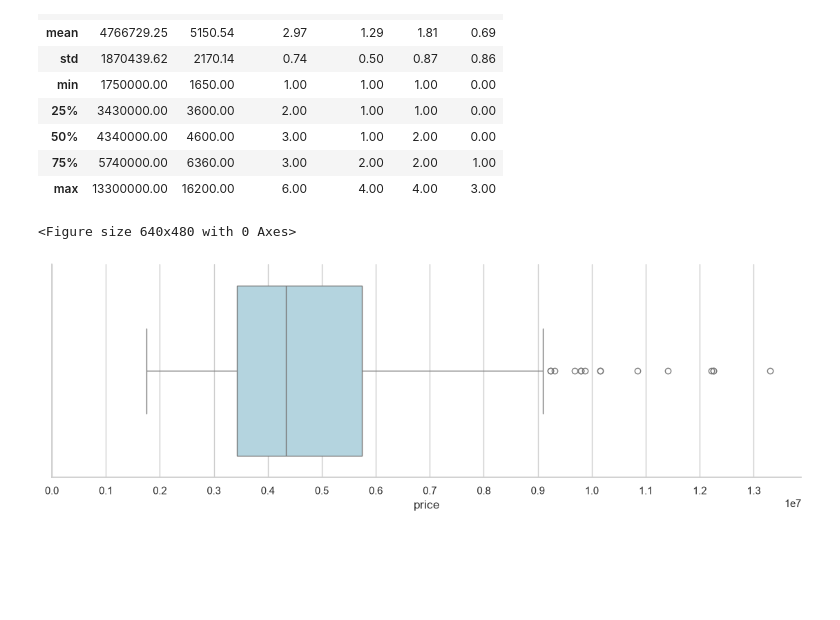
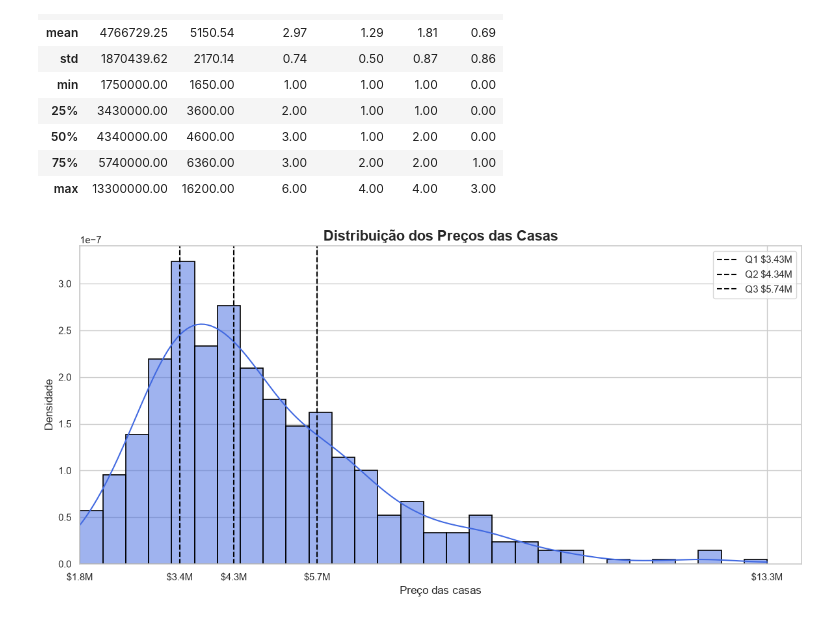
Before and after one commit to GuilhermeHigino05/DataScience-Learnings, a Jupyter notebook: Pratica/Housing.ipynb, the cells around one changed output. Saved outputs shown, nothing was run; the diff lists cells and outputs as text; code cells hidden in the pictures; blank space fills up the shorter version.

Commit message:
criando histograma

```diff
--- a/Pratica/Housing.ipynb
+++ b/Pratica/Housing.ipynb
@@ -86,14 +86,35 @@ df.describe().round(2)
 | 75% | 5740000.00 | 6360.00 | 3.00 | 2.00 | 2.00 | 1.00 |
 | max | 13300000.00 | 16200.00 | 6.00 | 4.00 | 4.00 | 3.00 |
 # %%
-sns.despine()
-fig, axs = plt.subplots(figsize=(14, 4))
-xsticks = np.arange(0, 14000000, 1000000)
+from matplotlib.ticker import FuncFormatter
+sns.set_theme(style='whitegrid')
 
-sns.set_theme(style='whitegrid')
-sns.boxplot(x=df['price'], color='lightblue', orient='h', ax=axs)
-axs.set_xticks(xsticks)
-sns.despine()
+price_data = df['price']
+
+q1 = price_data.quantile(0.25)
+q2 = price_data.quantile(0.50)
+q3 = price_data.quantile(0.75)
+
+plt.figure(figsize=(12,6))
+min_price = price_data.min()
+max_price = price_data.max()
+
+sns.histplot(price_data, bins=30, stat='density', color='royalblue', alpha=0.5, edgecolor='black', linewidth=1.2, kde=True)
+
+plt.axvline(x=q1, color='black', linestyle='--', label=f'Q1 ${q1/1e6:.2f}M')
+plt.axvline(x=q2, color='black', linestyle='--', label=f'Q2 ${q2/1e6:.2f}M')
+plt.axvline(x=q3, color='black', linestyle='--', label=f'Q3 ${q3/1e6:.2f}M')
+plt.gca().xaxis.set_major_formatter(
+    FuncFormatter(lambda x, pos: f'${x/1e6:.1f}M')
+)
+plt.title('Distribuição dos Preços das Casas', fontsize=16, fontweight='bold')
+plt.xlabel('Preço das casas', fontsize=12)
+plt.ylabel('Densidade', fontsize=12)
+plt.xlim(left=min_price)
+plt.xticks([min_price, q1, q2, q3, max_price])
+
+plt.legend()
+plt.tight_layout()
+plt.show()
 # %% [output]
-<Figure size 640x480 with 0 Axes>
-[figure, old version]
+[figure, new version]
```
Also changed, not shown: parts of 1 cell of this notebook.
